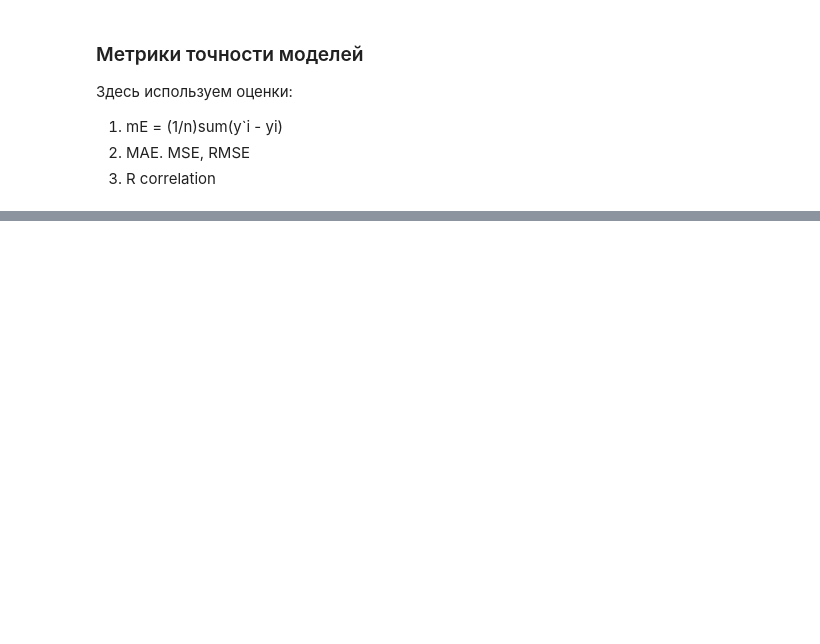
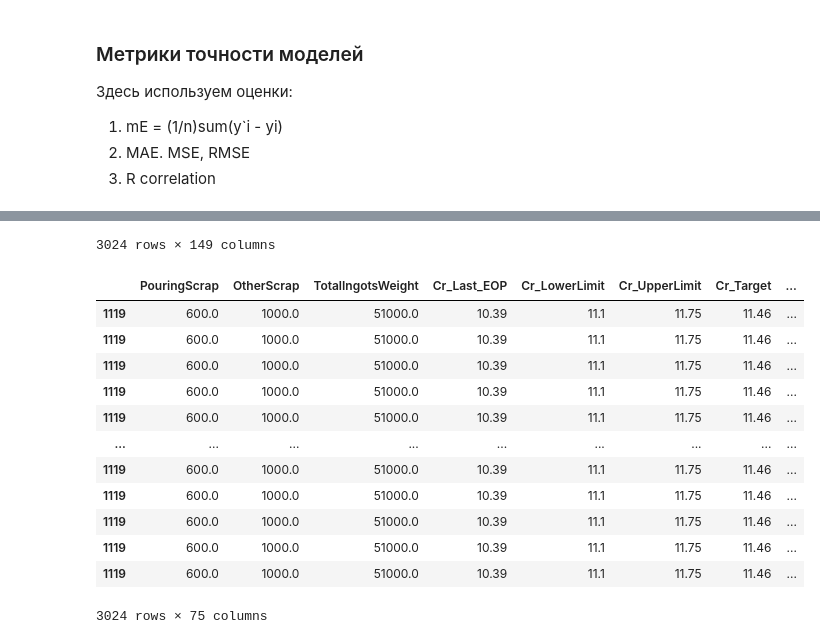
Before and after one commit to DarFusozaiVarVar/fantastic-barnacle, a Jupyter notebook: DataAnalysis/lab1/lab1.ipynb, the cells around one changed output, grey strips where cells are left out. Cells and saved outputs as stored; diff of their text form; code cells hidden in the pictures; blank space fills up the shorter version.

```diff
--- a/DataAnalysis/lab1/lab1.ipynb
+++ b/DataAnalysis/lab1/lab1.ipynb
@@ -387,0 +470,10 @@ import pandas as pd
+# %%
+display(ans['Cr_Final'].merge(ans['W_Final'], on='HeatNo'))
+last = ans['Cr_Final']
+for i in ['Cr_Final','Ni_Final','Mo_Final','V_Final','W_Final']:
+    try:
+        last.merge(ans['i'], on='HeatNo')
+    except:
+        break
+display(last) #Пока так
+# %% [output]
@@ -387,0 +492,14 @@ import pandas as pd
+3024 rows × 149 columns
+|  | PouringScrap | OtherScrap | TotalIngotsWeight | Cr_Last_EOP | Cr_LowerLimit | Cr_UpperLimit | Cr_Target | ... |
+| 1119 | 600.0 | 1000.0 | 51000.0 | 10.39 | 11.1 | 11.75 | 11.46 | ... |
+| 1119 | 600.0 | 1000.0 | 51000.0 | 10.39 | 11.1 | 11.75 | 11.46 | ... |
+| 1119 | 600.0 | 1000.0 | 51000.0 | 10.39 | 11.1 | 11.75 | 11.46 | ... |
+| 1119 | 600.0 | 1000.0 | 51000.0 | 10.39 | 11.1 | 11.75 | 11.46 | ... |
+| 1119 | 600.0 | 1000.0 | 51000.0 | 10.39 | 11.1 | 11.75 | 11.46 | ... |
+| ... | ... | ... | ... | ... | ... | ... | ... | ... |
+| 1119 | 600.0 | 1000.0 | 51000.0 | 10.39 | 11.1 | 11.75 | 11.46 | ... |
+| 1119 | 600.0 | 1000.0 | 51000.0 | 10.39 | 11.1 | 11.75 | 11.46 | ... |
+| 1119 | 600.0 | 1000.0 | 51000.0 | 10.39 | 11.1 | 11.75 | 11.46 | ... |
+| 1119 | 600.0 | 1000.0 | 51000.0 | 10.39 | 11.1 | 11.75 | 11.46 | ... |
+| 1119 | 600.0 | 1000.0 | 51000.0 | 10.39 | 11.1 | 11.75 | 11.46 | ... |
+3024 rows × 75 columns
```
Also changed, not shown: parts of 5 cells of this notebook.
